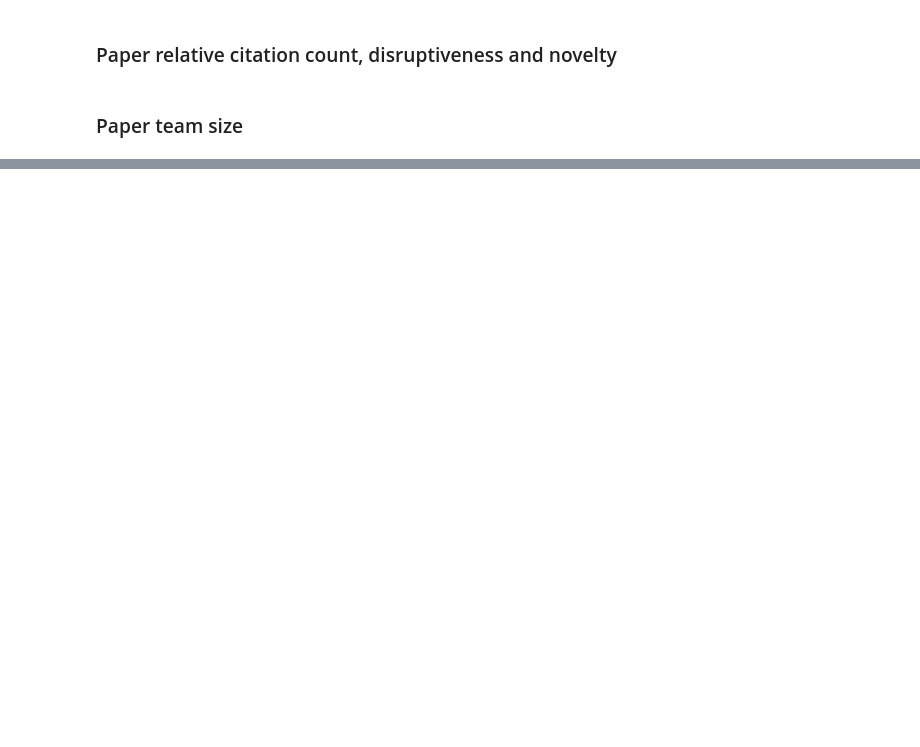
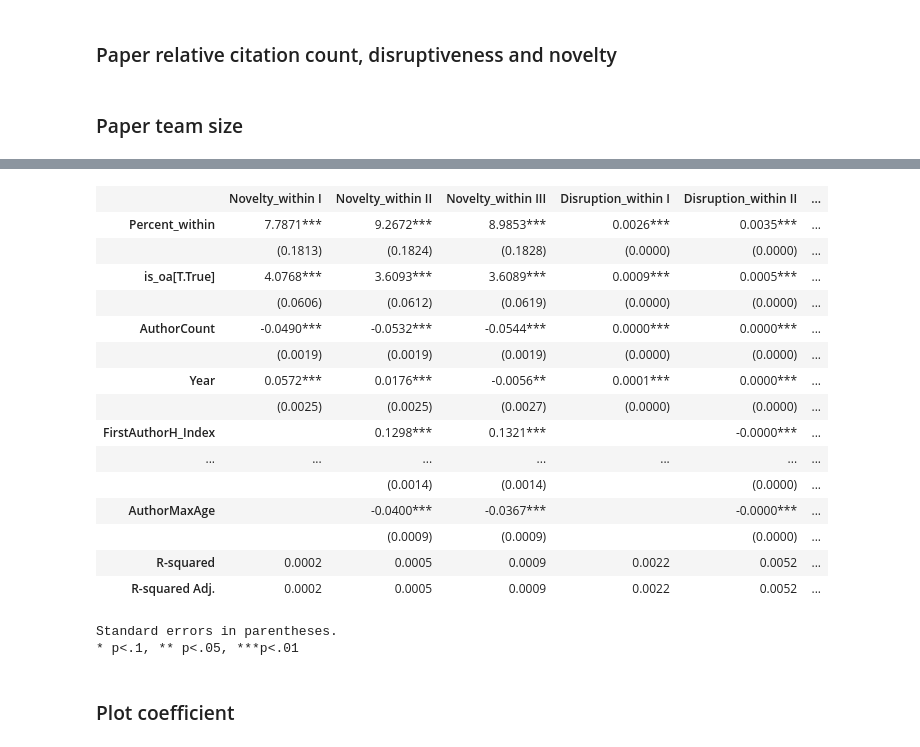
Before and after one commit to comnetsAD/bias_academia, a Jupyter notebook: observational_analyses/notebooks/Study_2EFGH.ipynb, the cells around one changed output, grey strips where cells are left out. Cells and saved outputs as stored; diff of their text form; code cells hidden in the pictures; blank space fills up the shorter version.

```diff
--- a/observational_analyses/notebooks/Study_2EFGH.ipynb
+++ b/observational_analyses/notebooks/Study_2EFGH.ipynb
@@ -320,0 +524,4 @@ Standard errors in parentheses.
+# %%
+%%time
+m_novelty_res_1 = ols(m_novelty_1, data=noveltyToRegress).fit()
+m_novelty_res_2 = ols(m_novelty_2, data=noveltyToRegress).fit()
@@ -320,0 +537,4 @@ Standard errors in parentheses.
+# %%
+%%time
+m_disruption_res_1 = ols(m_disruption_1, data=disruptionToRegress).fit()
+m_disruption_res_2 = ols(m_disruption_2, data=disruptionToRegress).fit()
@@ -321,3 +550,34 @@ Standard errors in parentheses.
+# %%
+summary_col([
+    m_novelty_res_1, m_novelty_res_2, m_novelty_res,
+    m_disruption_res_1, m_disruption_res_2, m_disruption_res],
+
+    regressor_order=[
+        'Percent_within','is_oa[T.True]','AuthorCount','Year',
+        'FirstAuthorH_Index','AuthorMaxH_Index', 'FirstAuthorAge','AuthorMaxAge'
+    ], drop_omitted=True, stars=True
+)
+# %% [output]
+|  | Novelty_within I | Novelty_within II | Novelty_within III | Disruption_within I | Disruption_within II | ... |
+| Percent_within | 7.7871*** | 9.2672*** | 8.9853*** | 0.0026*** | 0.0035*** | ... |
+|  | (0.1813) | (0.1824) | (0.1828) | (0.0000) | (0.0000) | ... |
+| is_oa[T.True] | 4.0768*** | 3.6093*** | 3.6089*** | 0.0009*** | 0.0005*** | ... |
+|  | (0.0606) | (0.0612) | (0.0619) | (0.0000) | (0.0000) | ... |
+| AuthorCount | -0.0490*** | -0.0532*** | -0.0544*** | 0.0000*** | 0.0000*** | ... |
+|  | (0.0019) | (0.0019) | (0.0019) | (0.0000) | (0.0000) | ... |
+| Year | 0.0572*** | 0.0176*** | -0.0056** | 0.0001*** | 0.0000*** | ... |
+|  | (0.0025) | (0.0025) | (0.0027) | (0.0000) | (0.0000) | ... |
+| FirstAuthorH_Index |  | 0.1298*** | 0.1321*** |  | -0.0000*** | ... |
+| ... | ... | ... | ... | ... | ... | ... |
+|  |  | (0.0014) | (0.0014) |  | (0.0000) | ... |
+| AuthorMaxAge |  | -0.0400*** | -0.0367*** |  | -0.0000*** | ... |
+|  |  | (0.0009) | (0.0009) |  | (0.0000) | ... |
+| R-squared | 0.0002 | 0.0005 | 0.0009 | 0.0022 | 0.0052 | ... |
+| R-squared Adj. | 0.0002 | 0.0005 | 0.0009 | 0.0022 | 0.0052 | ... |
+Standard errors in parentheses.
+* p<.1, ** p<.05, ***p<.01
+# %% [markdown]
+### Plot coefficient
 # %%
 def drawCoefficientPlot(model, ax):
 
```
Also changed, not shown: parts of 72 cells of this notebook, 2 other files.
